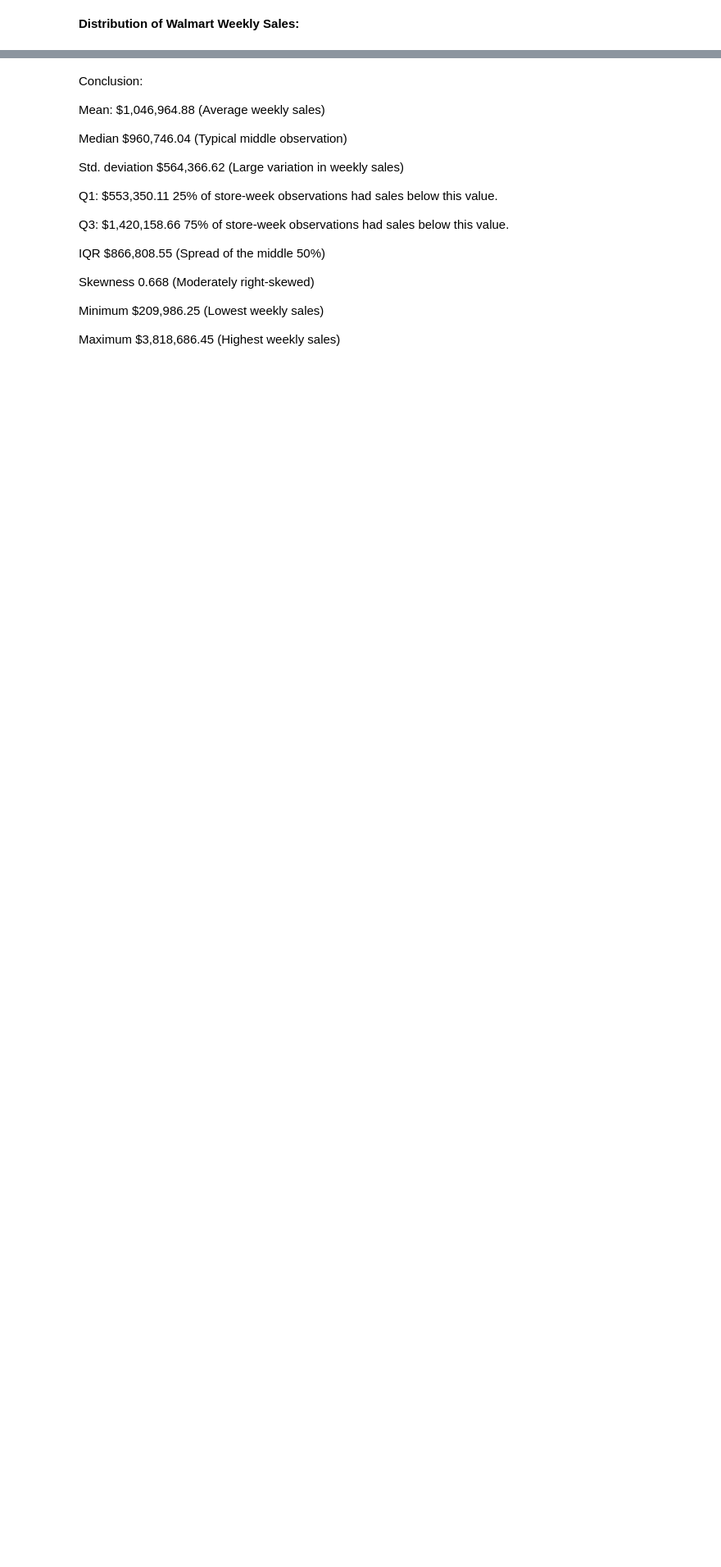
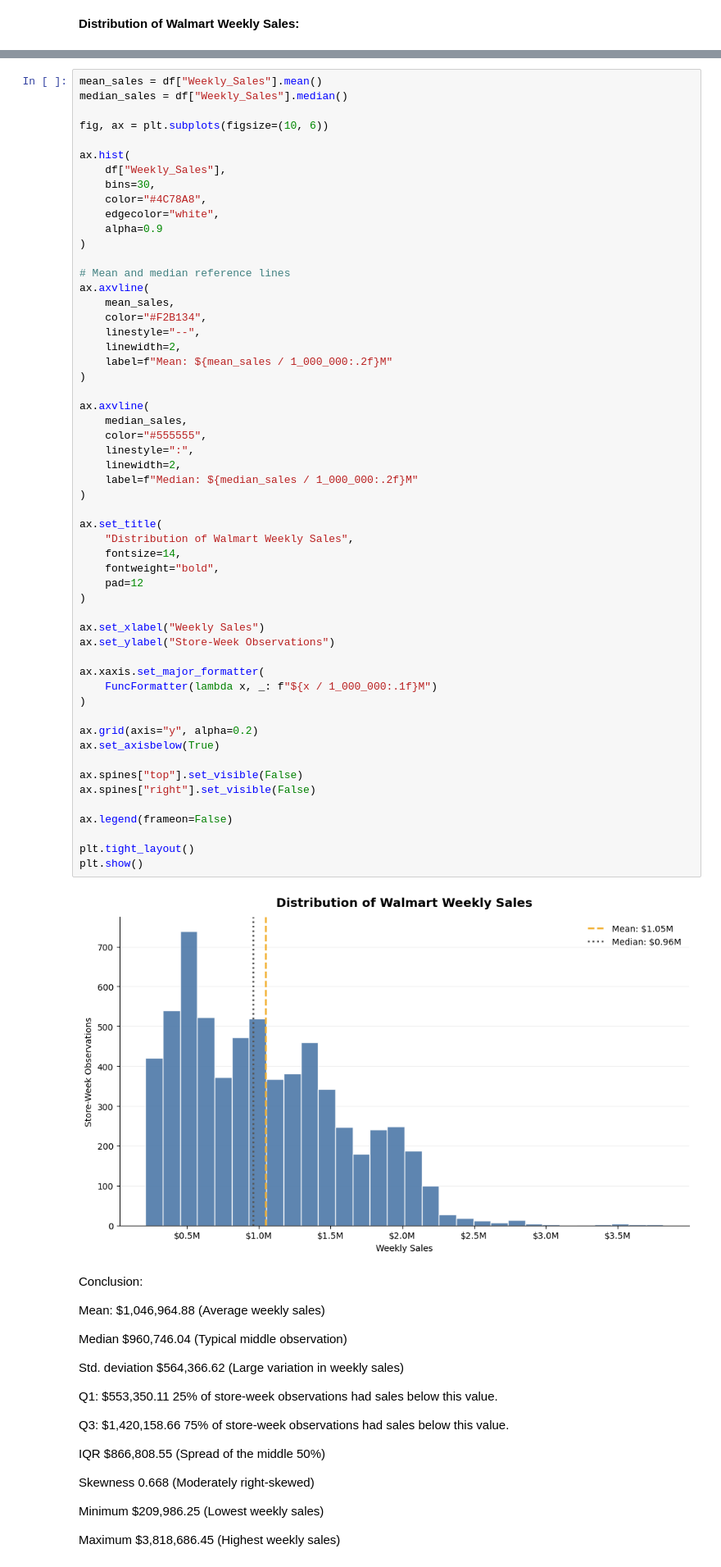
Before and after one commit to syedatas/Walmart_Sales_Analysis, a Jupyter notebook: Walmart_Store_Performance_and_Holiday_Impact.ipynb, the cells around one changed output, grey strips where cells are left out. Shown at 82% size. Saved outputs shown, nothing was run; the diff lists cells and outputs as text; blank space fills up the shorter version.

```diff
--- a/Walmart_Store_Performance_and_Holiday_Impact.ipynb
+++ b/Walmart_Store_Performance_and_Holiday_Impact.ipynb
@@ -686,3 +737,60 @@ plt.show()
+# %%
+mean_sales = df["Weekly_Sales"].mean()
+median_sales = df["Weekly_Sales"].median()
+
+fig, ax = plt.subplots(figsize=(10, 6))
+
+ax.hist(
+    df["Weekly_Sales"],
+    bins=30,
+    color="#4C78A8",
+    edgecolor="white",
+    alpha=0.9
+)
+
+# Mean and median reference lines
+ax.axvline(
+    mean_sales,
+    color="#F2B134",
+    linestyle="--",
+    linewidth=2,
+    label=f"Mean: ${mean_sales / 1_000_000:.2f}M"
+)
+
+ax.axvline(
+    median_sales,
+    color="#555555",
+    linestyle=":",
+    linewidth=2,
+    label=f"Median: ${median_sales / 1_000_000:.2f}M"
+)
+
+ax.set_title(
+    "Distribution of Walmart Weekly Sales",
+    fontsize=14,
+    fontweight="bold",
+    pad=12
+)
+
+ax.set_xlabel("Weekly Sales")
+ax.set_ylabel("Store-Week Observations")
+
+ax.xaxis.set_major_formatter(
+    FuncFormatter(lambda x, _: f"${x / 1_000_000:.1f}M")
+)
+
+ax.grid(axis="y", alpha=0.2)
+ax.set_axisbelow(True)
+
+ax.spines["top"].set_visible(False)
+ax.spines["right"].set_visible(False)
+
+ax.legend(frameon=False)
+
+plt.tight_layout()
+plt.show()
+# %% [output]
+[figure, added]
 # %% [markdown]
 Conclusion:
 
```
Also changed, not shown: parts of 6 cells of this notebook.
